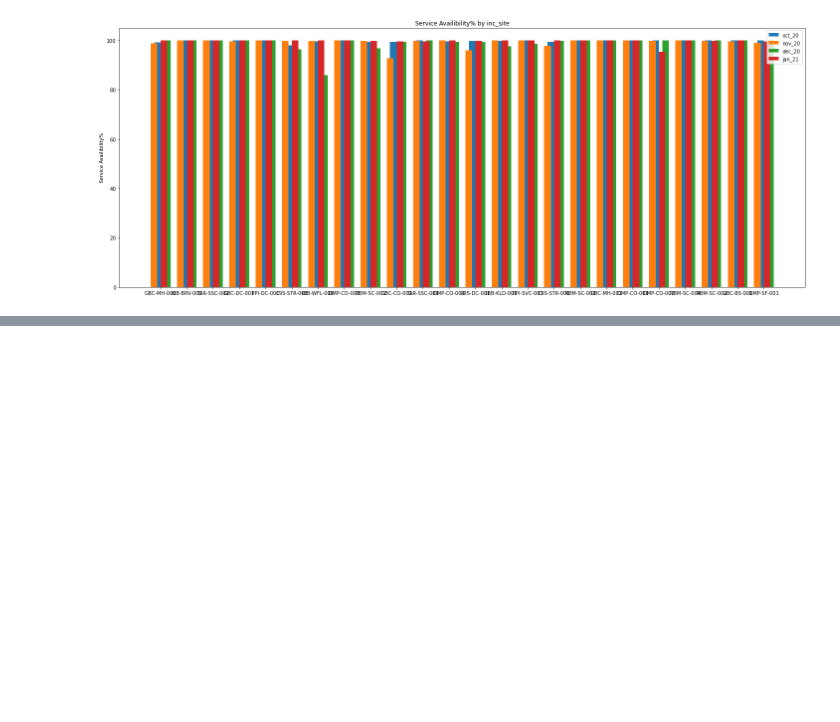
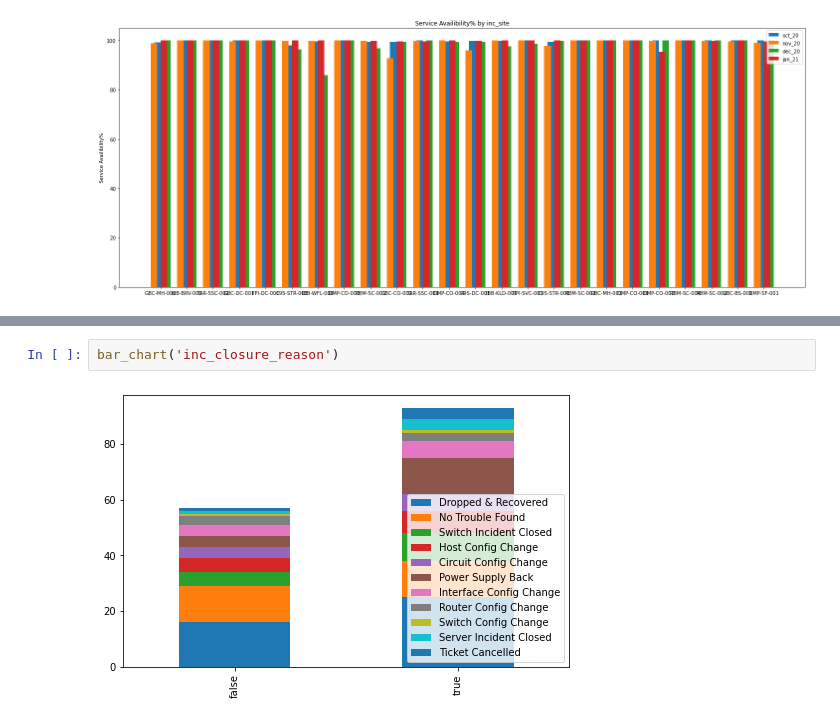
Before and after one commit to anujpatel96/Assesment, a Jupyter notebook: Interview_Preparation_Work_jupy.ipynb, the cells around one changed output, grey strips where cells are left out. Drawn from its saved outputs; the diff is of its cells as text; blank space fills up the shorter version.

```diff
--- a/Interview_Preparation_Work_jupy.ipynb
+++ b/Interview_Preparation_Work_jupy.ipynb
@@ -918,0 +991,4 @@ Average   98.796192       100.0   99.954839   99.915065   99.663396
+# %%
+bar_chart('inc_closure_reason')
+# %% [output]
+[figure, added]
```
Also changed, not shown: parts of 16 cells of this notebook.
